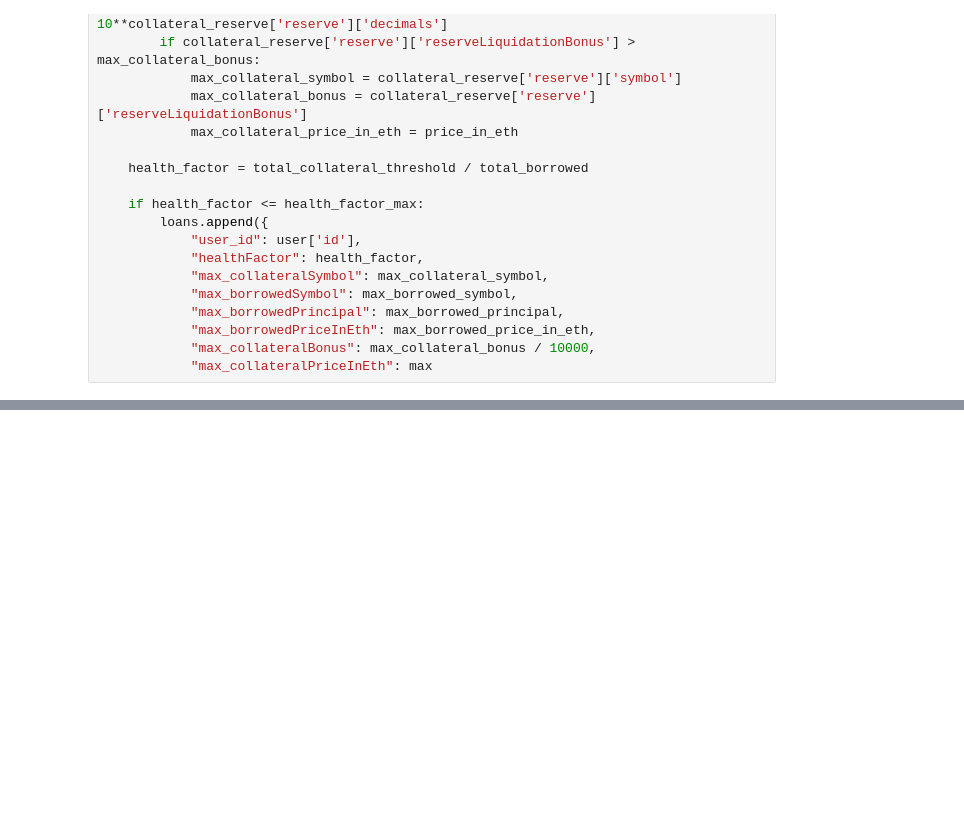
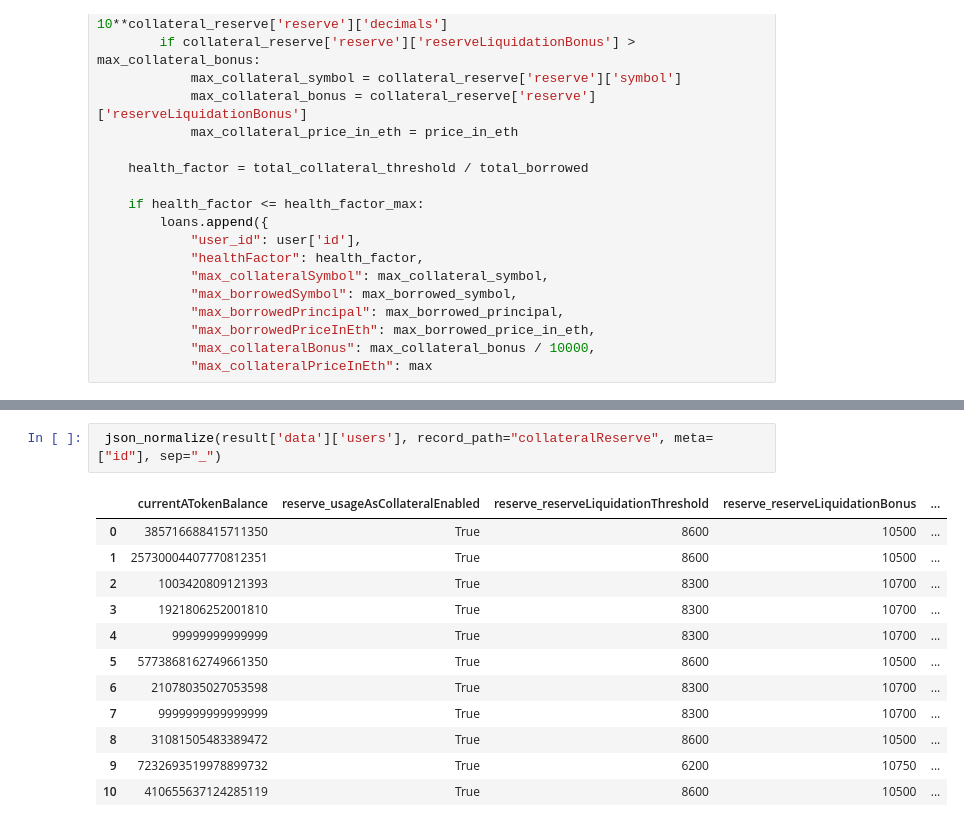
Before and after one commit to rpasquini/defidata, a Jupyter notebook: AAVE_Unhealthy_positions.ipynb, the cells around one changed output, grey strips where cells are left out. Saved outputs shown, nothing was run; the diff lists cells and outputs as text; blank space fills up the shorter version.

```diff
--- a/AAVE_Unhealthy_positions.ipynb
+++ b/AAVE_Unhealthy_positions.ipynb
@@ -384,0 +420,15 @@ def parse_users(payload):
+# %%
+ json_normalize(result['data']['users'], record_path="collateralReserve", meta=["id"], sep="_")
+# %% [output]
+|  | currentATokenBalance | reserve_usageAsCollateralEnabled | reserve_reserveLiquidationThreshold | reserve_reserveLiquidationBonus | ... |
+| 0 | 385716688415711350 | True | 8600 | 10500 | ... |
+| 1 | 25730004407770812351 | True | 8600 | 10500 | ... |
+| 2 | 1003420809121393 | True | 8300 | 10700 | ... |
+| 3 | 1921806252001810 | True | 8300 | 10700 | ... |
+| 4 | 99999999999999 | True | 8300 | 10700 | ... |
+| 5 | 5773868162749661350 | True | 8600 | 10500 | ... |
+| 6 | 21078035027053598 | True | 8300 | 10700 | ... |
+| 7 | 9999999999999999 | True | 8300 | 10700 | ... |
+| 8 | 31081505483389472 | True | 8600 | 10500 | ... |
+| 9 | 7232693519978899732 | True | 6200 | 10750 | ... |
+| 10 | 410655637124285119 | True | 8600 | 10500 | ... |
```
Also changed, not shown: parts of 6 cells of this notebook.
